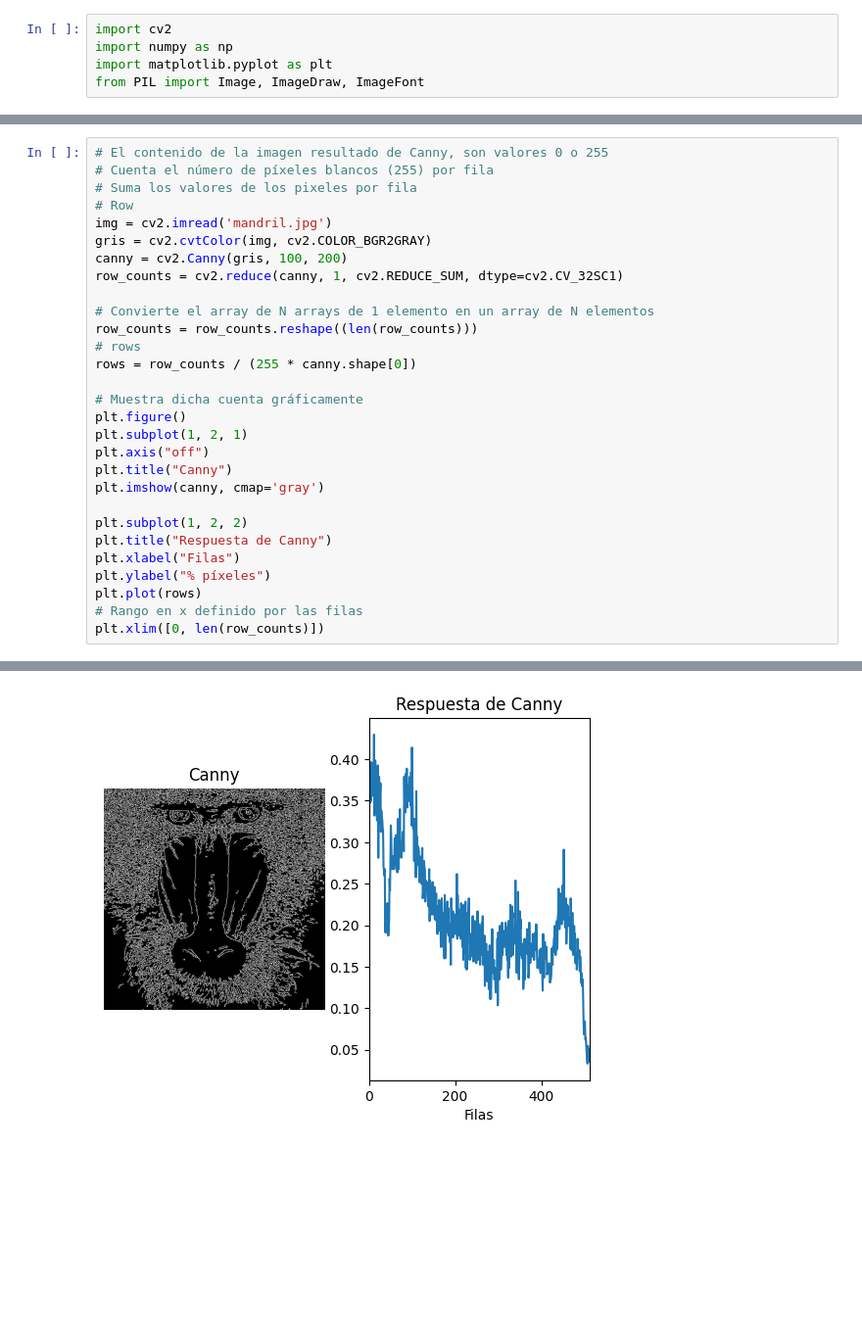
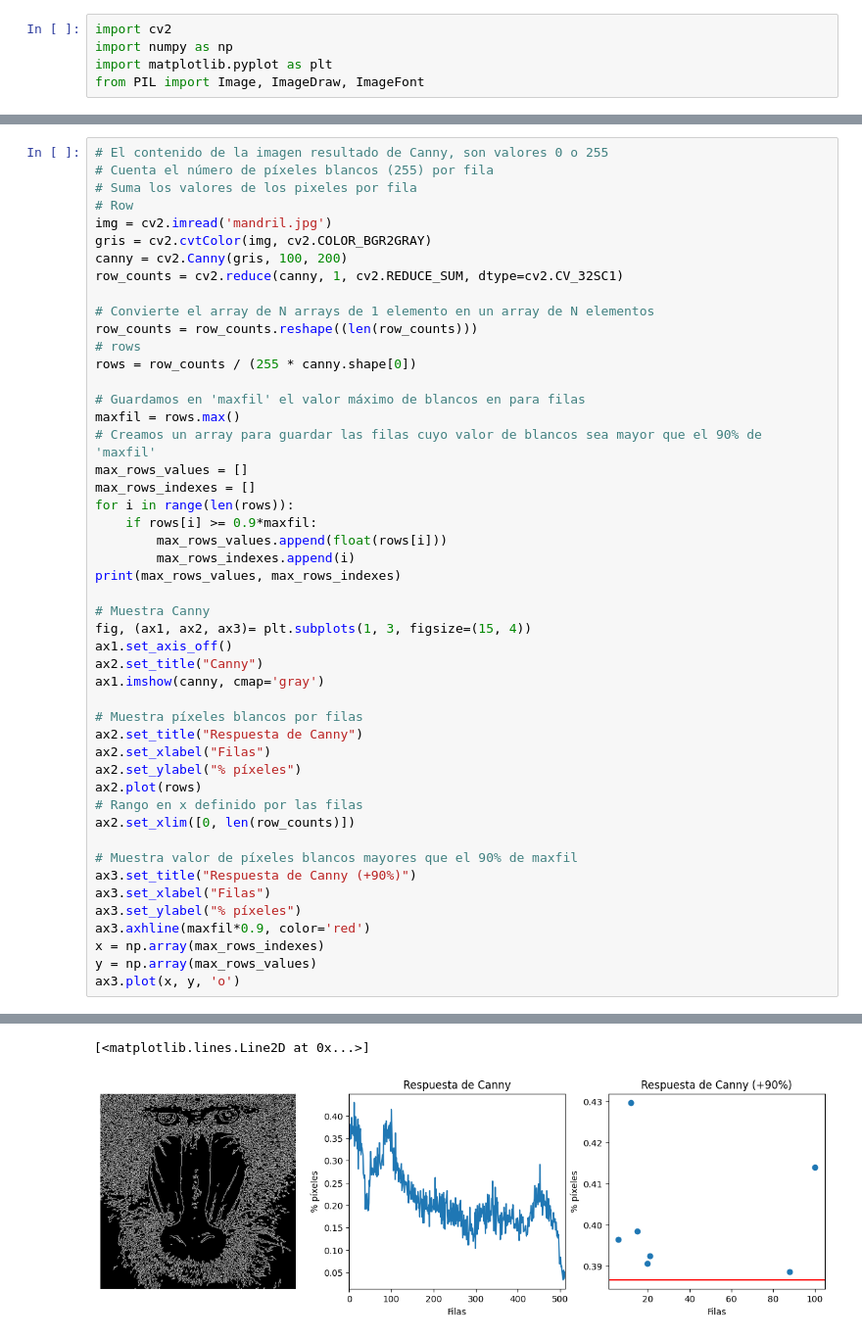
Before and after one commit to AllenHyun/VC_P2_LRM_MCV, a Jupyter notebook: Tareas.ipynb, the cells around one changed output, grey strips where cells are left out. Shown at 98% size. Drawn from its saved outputs; the diff is of its cells as text; blank space fills up the shorter version.

```diff
--- a/Tareas.ipynb
+++ b/Tareas.ipynb
@@ -18,18 +20,37 @@ row_counts = row_counts.reshape((len(row_counts)))
 # rows
 rows = row_counts / (255 * canny.shape[0])
 
-# Muestra dicha cuenta gráficamente
-plt.figure()
-plt.subplot(1, 2, 1)
-plt.axis("off")
-plt.title("Canny")
-plt.imshow(canny, cmap='gray')
+# Guardamos en 'maxfil' el valor máximo de blancos en para filas
+maxfil = rows.max()
+# Creamos un array para guardar las filas cuyo valor de blancos sea mayor que el 90% de 'maxfil'
+max_rows_values = []
+max_rows_indexes = []
+for i in range(len(rows)):
+    if rows[i] >= 0.9*maxfil:
+        max_rows_values.append(float(rows[i]))
+        max_rows_indexes.append(i)
+print(max_rows_values, max_rows_indexes)
 
-plt.subplot(1, 2, 2)
-plt.title("Respuesta de Canny")
-plt.xlabel("Filas")
-plt.ylabel("% píxeles")
-plt.plot(rows)
+# Muestra Canny
+fig, (ax1, ax2, ax3)= plt.subplots(1, 3, figsize=(15, 4))
+ax1.set_axis_off()
+ax2.set_title("Canny")
+ax1.imshow(canny, cmap='gray')
+
+# Muestra píxeles blancos por filas
+ax2.set_title("Respuesta de Canny")
+ax2.set_xlabel("Filas")
+ax2.set_ylabel("% píxeles")
+ax2.plot(rows)
 # Rango en x definido por las filas
-plt.xlim([0, len(row_counts)])
+ax2.set_xlim([0, len(row_counts)])
+
+# Muestra valor de píxeles blancos mayores que el 90% de maxfil
+ax3.set_title("Respuesta de Canny (+90%)")
+ax3.set_xlabel("Filas")
+ax3.set_ylabel("% píxeles")
+ax3.axhline(maxfil*0.9, color='red')
+x = np.array(max_rows_indexes)
+y = np.array(max_rows_values)
+ax3.plot(x, y, 'o')
 # %% [output]
@@ -37 +58,2 @@ plt.xlim([0, len(row_counts)])
+[<matplotlib.lines.Line2D at 0x...>]
-[figure, old version]
+[figure, new version]
```
Also changed, not shown: parts of 2 cells of this notebook.
